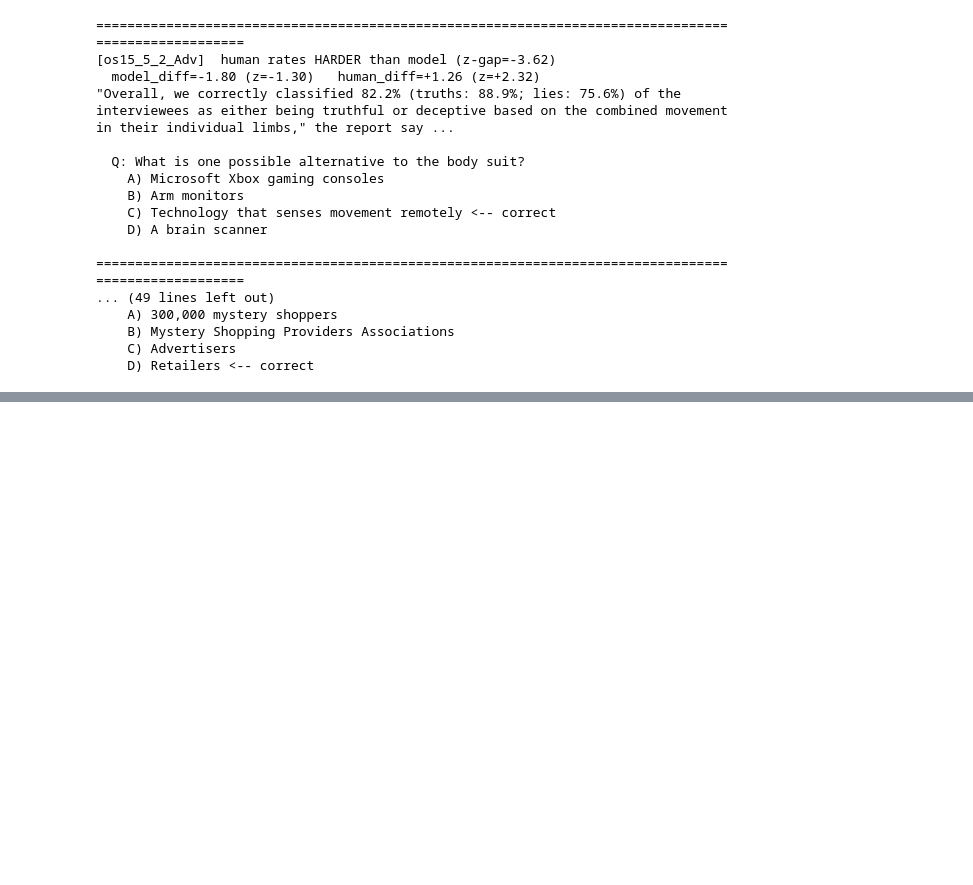
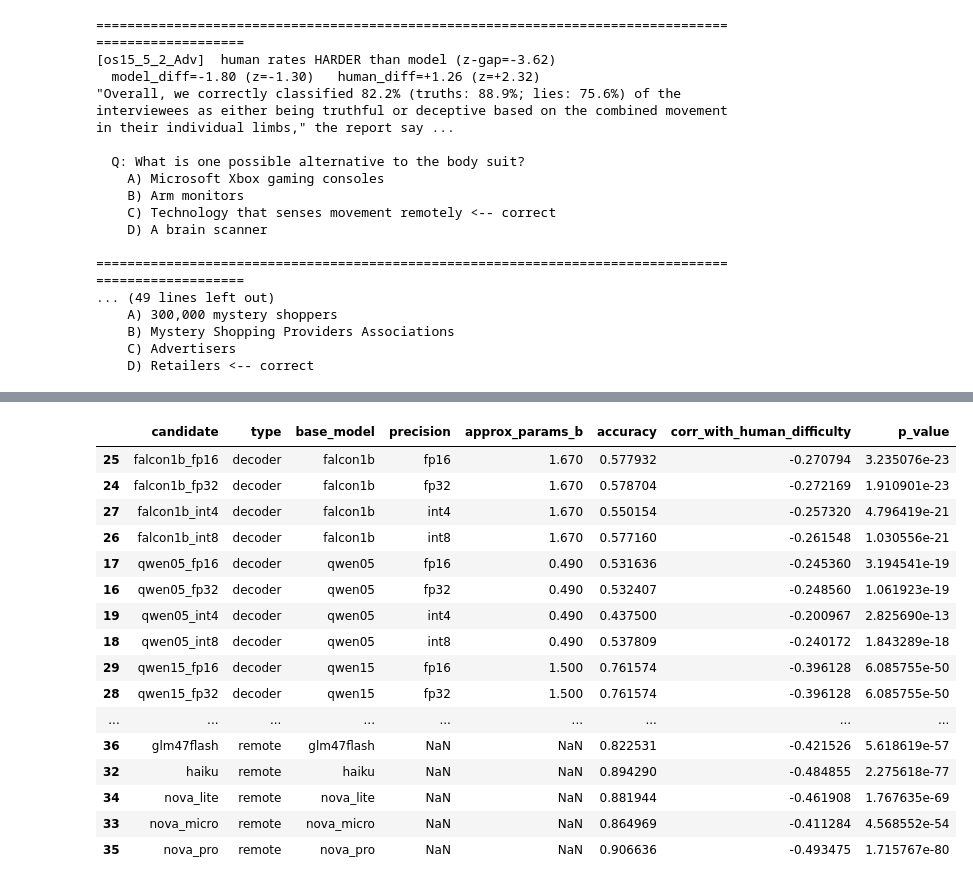
Before and after one commit to ducvugithub/reading-question-generator, a Jupyter notebook: question_difficulty/notebooks/irt_human_vs_model.ipynb, the cells around one changed output, grey strips where cells are left out. Cells and saved outputs as stored; diff of their text form; code cells hidden in the pictures; blank space fills up the shorter version.

```diff
--- a/question_difficulty/notebooks/irt_human_vs_model.ipynb
+++ b/question_difficulty/notebooks/irt_human_vs_model.ipynb
@@ -422,0 +444,71 @@ for it_id, g in most_divergent:
+# %%
+# Per-candidate point-biserial correlation between is_correct and human-only IRT difficulty.
+from scipy.stats import pointbiserialr
+
+cascade_results = json.loads((SCRIPTS_DIR / "cascade_results_all_scored.json").read_text())
+human_difficulty_bayes = difficulty[("human", "bayesian")]
+
+# Approximate param counts (billions), public model-card figures -- NOT precision-dependent
+# (quantization changes memory/speed, not parameter count).
+APPROX_PARAMS_B = {
+    "smollm2_135m": 0.135, "smollm2_360m": 0.36,
+    "qwen2_05": 0.49, "qwen05": 0.49,
+    "tinyllama11": 1.1, "falcon1b": 1.67, "qwen15": 1.5,
+    "extractive_distilbert": 0.066, "extractive_roberta_base": 0.125,
+    "extractive_roberta_nonsquad": 0.125, "extractive_deberta_v3": 0.184,
+}
+PRECISION_ORDER = ["fp32", "fp16", "int8", "int4"]
+
+rows = []
+for item_id, row in cascade_results.items():
+    if item_id not in human_difficulty_bayes:
+        continue
+    hd = human_difficulty_bayes[item_id]
+    for cand, ans in row["answers"].items():
+        rows.append((cand, ans["is_correct"], hd))
+
+by_candidate = defaultdict(lambda: ([], []))
+for cand, correct, hd in rows:
+    by_candidate[cand][0].append(correct)
+    by_candidate[cand][1].append(hd)
+
+records = []
+for cand, (correct_list, hd_list) in by_candidate.items():
+    r, p = pointbiserialr(correct_list, hd_list)
+    accuracy = np.mean(correct_list)
+    base_name, _, precision = cand.rpartition("_")
+    if precision not in PRECISION_ORDER:
+        base_name, precision = cand, None
+    if cand.startswith("extractive_"):
+        cand_type = "extractive"
+    elif precision is not None and base_name in APPROX_PARAMS_B:
+        cand_type = "decoder"
+    else:
+        cand_type = "remote"
+        base_name, precision = cand, None
+    records.append({
+        "candidate": cand, "type": cand_type, "base_model": base_name, "precision": precision,
+        "approx_params_b": APPROX_PARAMS_B.get(base_name), "accuracy": accuracy,
+        "corr_with_human_difficulty": r, "p_value": p,
+    })
+
+agreement_df = pd.DataFrame(records).sort_values(["type", "base_model", "precision"])
+agreement_df
+# %% [output]
+|  | candidate | type | base_model | precision | approx_params_b | accuracy | corr_with_human_difficulty | p_value |
+| 25 | falcon1b_fp16 | decoder | falcon1b | fp16 | 1.670 | 0.577932 | -0.270794 | 3.235076e-23 |
+| 24 | falcon1b_fp32 | decoder | falcon1b | fp32 | 1.670 | 0.578704 | -0.272169 | 1.910901e-23 |
+| 27 | falcon1b_int4 | decoder | falcon1b | int4 | 1.670 | 0.550154 | -0.257320 | 4.796419e-21 |
+| 26 | falcon1b_int8 | decoder | falcon1b | int8 | 1.670 | 0.577160 | -0.261548 | 1.030556e-21 |
+| 17 | qwen05_fp16 | decoder | qwen05 | fp16 | 0.490 | 0.531636 | -0.245360 | 3.194541e-19 |
+| 16 | qwen05_fp32 | decoder | qwen05 | fp32 | 0.490 | 0.532407 | -0.248560 | 1.061923e-19 |
+| 19 | qwen05_int4 | decoder | qwen05 | int4 | 0.490 | 0.437500 | -0.200967 | 2.825690e-13 |
+| 18 | qwen05_int8 | decoder | qwen05 | int8 | 0.490 | 0.537809 | -0.240172 | 1.843289e-18 |
+| 29 | qwen15_fp16 | decoder | qwen15 | fp16 | 1.500 | 0.761574 | -0.396128 | 6.085755e-50 |
+| 28 | qwen15_fp32 | decoder | qwen15 | fp32 | 1.500 | 0.761574 | -0.396128 | 6.085755e-50 |
+| ... | ... | ... | ... | ... | ... | ... | ... | ... |
+| 36 | glm47flash | remote | glm47flash | NaN | NaN | 0.822531 | -0.421526 | 5.618619e-57 |
+| 32 | haiku | remote | haiku | NaN | NaN | 0.894290 | -0.484855 | 2.275618e-77 |
+| 34 | nova_lite | remote | nova_lite | NaN | NaN | 0.881944 | -0.461908 | 1.767635e-69 |
+| 33 | nova_micro | remote | nova_micro | NaN | NaN | 0.864969 | -0.411284 | 4.568552e-54 |
+| 35 | nova_pro | remote | nova_pro | NaN | NaN | 0.906636 | -0.493475 | 1.715767e-80 |
```
Also changed, not shown: parts of 4 cells of this notebook.
